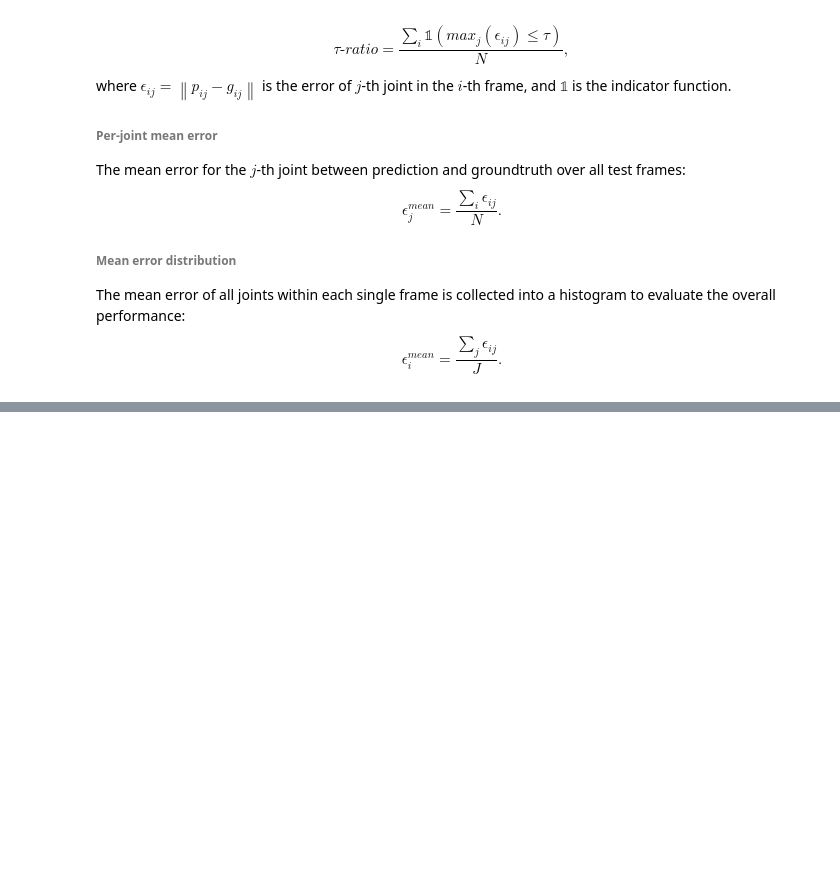
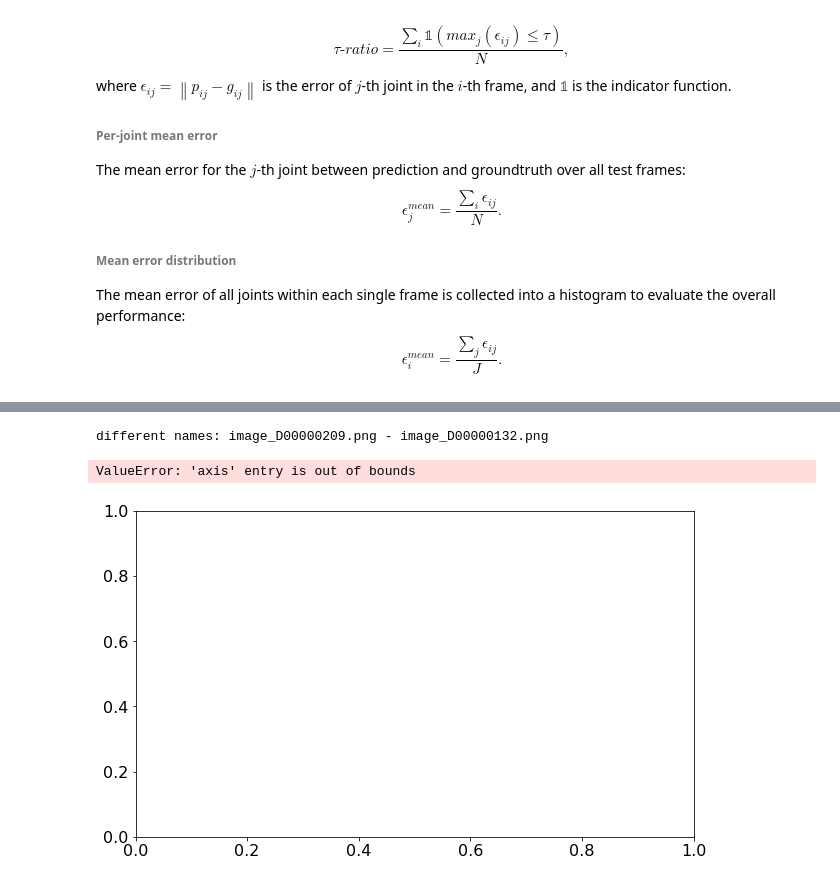
Before and after one commit to xkunwu/depth-hand, a Jupyter notebook: code/test_train.ipynb, the cells around one changed output, grey strips where cells are left out. Drawn from its saved outputs; the diff is of its cells as text; code cells hidden in the pictures; blank space fills up the shorter version.

```diff
--- a/code/test_train.ipynb
+++ b/code/test_train.ipynb
@@ -90,17 +103,23 @@ hands17.draw.draw_pred_random(
 # %%
 import matplotlib.pyplot as mpplot
+dataeval = import_module(
+    'data.' + ARGS.data_name + '.eval')
 
-errors = hands17.eval.compare_error(
-    hands17er,
-    hands17.training_annot_test,
-    hands17.training_annot_predict
+errors = dataeval.compare_error(
+    data_inst,
+    data_inst.training_annot_test,
+    data_inst.training_annot_predict
 )
 mpplot.subplot()
-hands17.eval.draw_error_percentage_curve(hands17er, errors, mpplot.gca())
+dataeval.draw_error_percentage_curve(errors, mpplot.gca())
 mpplot.show()
 mpplot.subplot()
-hands17.eval.draw_error_per_joint(hands17er, errors, mpplot.gca())
+dataeval.draw_error_per_joint(errors, mpplot.gca(), data_inst.join_name)
 mpplot.subplot()
 mpplot.show()
-hands17.eval.draw_mean_error_distribution(hands17er, errors, mpplot.gca())
+dataeval.draw_mean_error_distribution(errors, mpplot.gca())
 mpplot.show()
+# %% [output]
+different names: image_D00000209.png - image_D00000132.png
+ValueError: 'axis' entry is out of bounds
+[figure, added]
```
Also changed, not shown: parts of 10 cells of this notebook, 10 other files.
